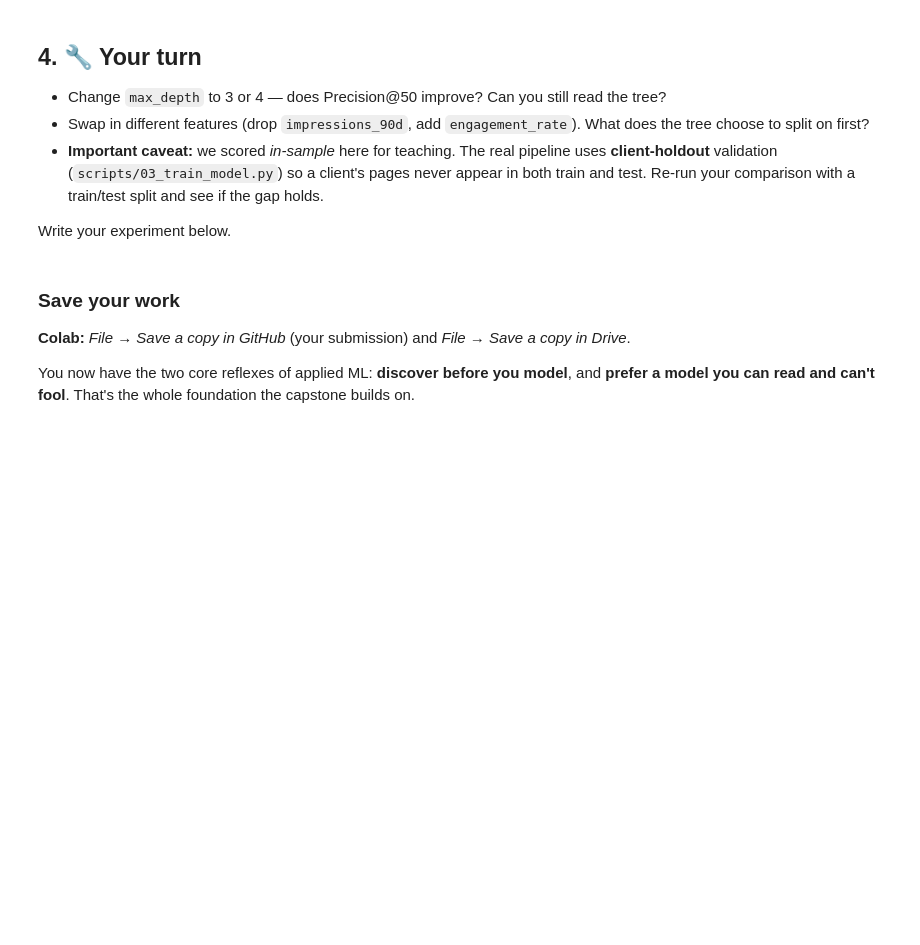
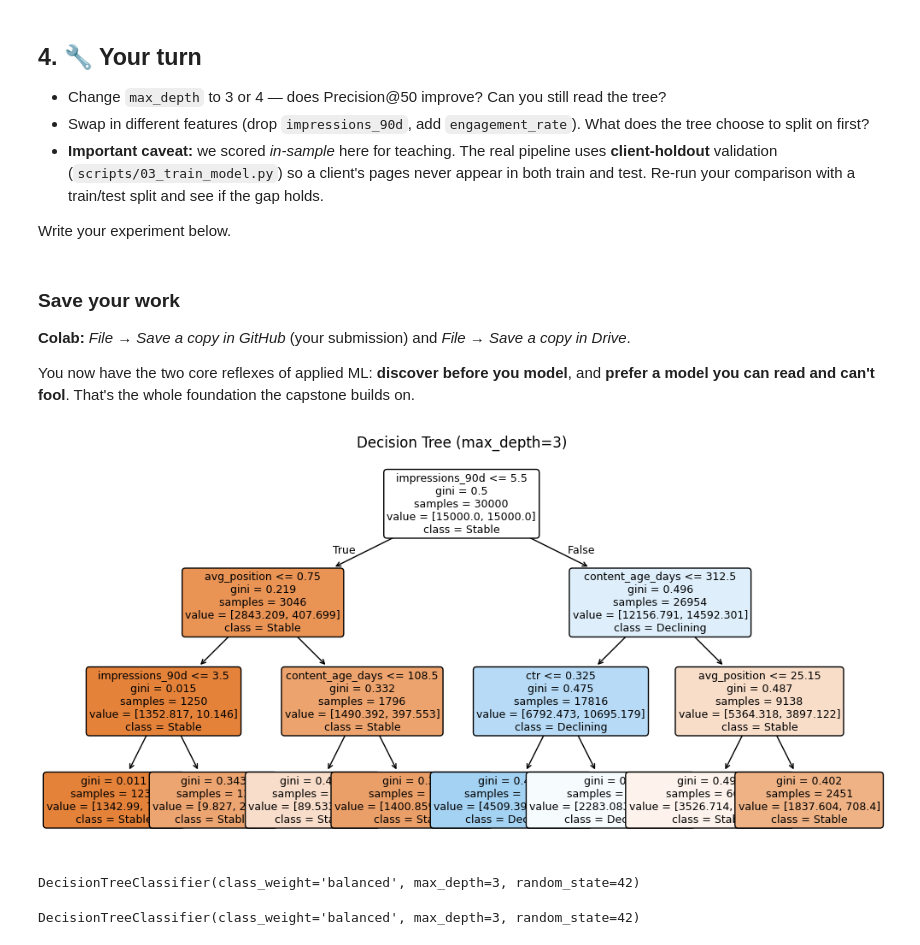
Before and after one commit to Ujjwalupreti/flyrank-internship-capstone, a Jupyter notebook: notebooks/02_your_first_readable_model.ipynb, the cells around one changed output. Cells and saved outputs as stored; diff of their text form; code cells hidden in the pictures; blank space fills up the shorter version.

```diff
--- a/notebooks/02_your_first_readable_model.ipynb
+++ b/notebooks/02_your_first_readable_model.ipynb
@@ -109,0 +160,11 @@ You now have the two core reflexes of applied ML: **discover before you model**,
+# %%
+clf_depth_3 = DecisionTreeClassifier(max_depth=3, class_weight="balanced", random_state=42)
+clf_depth_3.fit(X, y)
+probs_3 = clf_depth_3.predict_proba(X)[:, 1]
+# %%
+plt.figure(figsize=(12, 6))
+plot_tree(clf_depth_3, feature_names=X.columns, class_names=["Stable", "Declining"], filled=True, rounded=True, fontsize=9)
+plt.title("Decision Tree (max_depth=3)")
+plt.show()
+# %% [output]
+[figure, added]
@@ -109,0 +175,14 @@ You now have the two core reflexes of applied ML: **discover before you model**,
+# %%
+X_swapped = df[new_features].fillna(0)
+
+clf_swapped = DecisionTreeClassifier(max_depth=3, class_weight="balanced", random_state=42)
+clf_swapped.fit(X_swapped, y)
+# %% [output]
+DecisionTreeClassifier(class_weight='balanced', max_depth=3, random_state=42)
+# %%
+X_train, X_test, y_train, y_test = train_test_split(X, y, test_size=0.2, random_state=42)
+
+clf_split = DecisionTreeClassifier(max_depth=3, class_weight="balanced", random_state=42)
+clf_split.fit(X_train, y_train)
+# %% [output]
+DecisionTreeClassifier(class_weight='balanced', max_depth=3, random_state=42)
```
Also changed, not shown: parts of 12 cells of this notebook.
